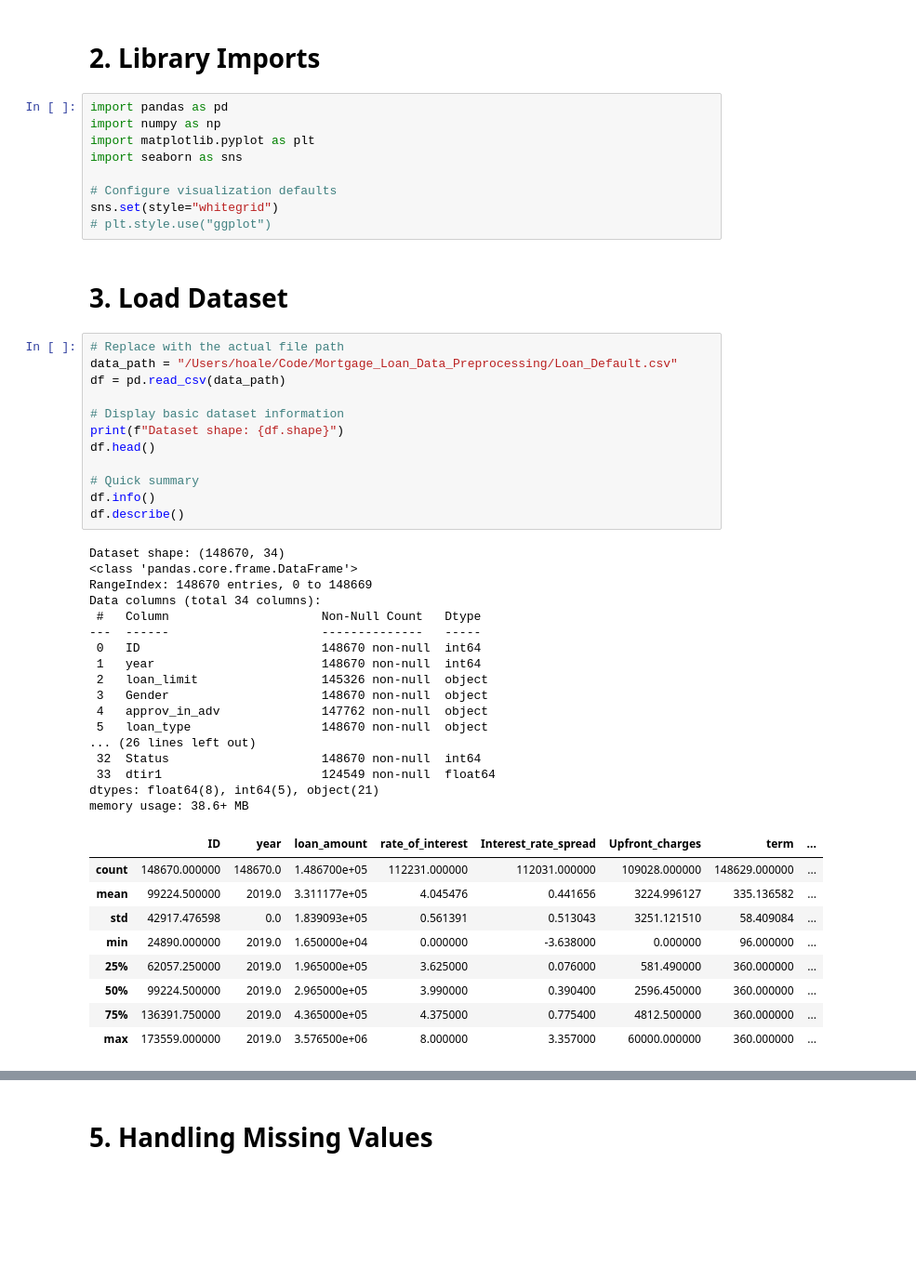
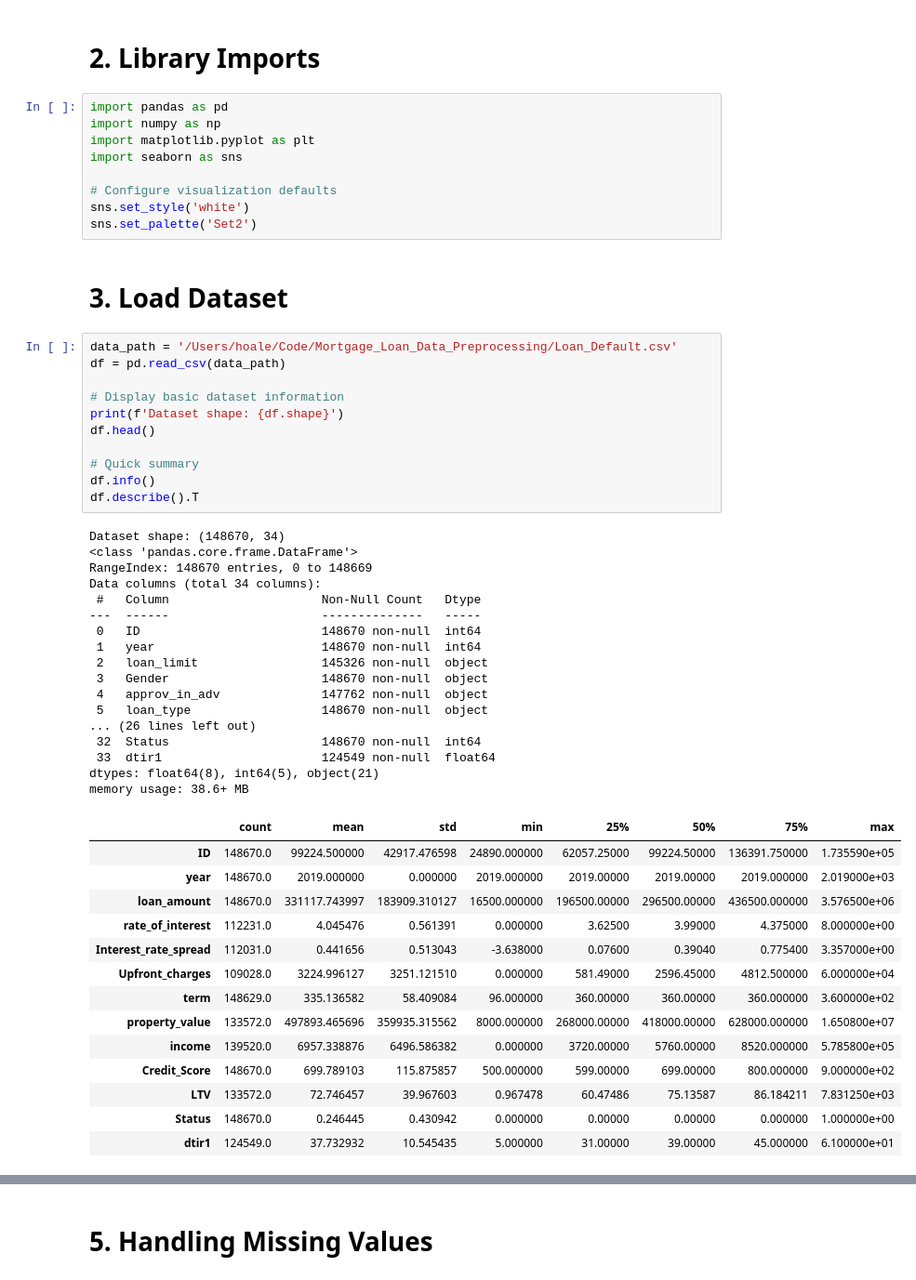
Before and after one commit to Hoale2908/Mortgage_Loans_Data_Preprocessing, a Jupyter notebook: code.ipynb, the cells around one changed output, grey strips where cells are left out. Shown: that part at 93% size. Saved outputs shown, nothing was run; the diff lists cells and outputs as text; blank space fills up the shorter version.

```diff
--- a/code.ipynb
+++ b/code.ipynb
@@ -20,46 +18,50 @@ import matplotlib.pyplot as plt
 import seaborn as sns
 
 # Configure visualization defaults
-sns.set(style="whitegrid")
-# plt.style.use("ggplot")
+sns.set_style('white')
+sns.set_palette('Set2')
 # %% [markdown]
 # 3. Load Dataset
 # %%
-# Replace with the actual file path
-data_path = "/Users/hoale/Code/Mortgage_Loan_Data_Preprocessing/Loan_Default.csv"
+data_path = '/Users/hoale/Code/Mortgage_Loan_Data_Preprocessing/Loan_Default.csv'
 df = pd.read_csv(data_path)
 
 # Display basic dataset information
-print(f"Dataset shape: {df.shape}")
+print(f'Dataset shape: {df.shape}')
 df.head()
 
 # Quick summary
 df.info()
-df.describe()
+df.describe().T
 # %% [output]
 Dataset shape: (148670, 34)
 <class 'pandas.core.frame.DataFrame'>
 RangeIndex: 148670 entries, 0 to 148669
 Data columns (total 34 columns):
  #   Column                     Non-Null Count   Dtype
 ---  ------                     --------------   -----
  0   ID                         148670 non-null  int64
  1   year                       148670 non-null  int64
  2   loan_limit                 145326 non-null  object
  3   Gender                     148670 non-null  object
  4   approv_in_adv              147762 non-null  object
  5   loan_type                  148670 non-null  object
 ... (26 lines left out)
  32  Status                     148670 non-null  int64
  33  dtir1                      124549 non-null  float64
 dtypes: float64(8), int64(5), object(21)
 memory usage: 38.6+ MB
-|  | ID | year | loan_amount | rate_of_interest | Interest_rate_spread | Upfront_charges | term | ... |
-| count | 148670.000000 | 148670.0 | 1.486700e+05 | 112231.000000 | 112031.000000 | 109028.000000 | 148629.000000 | ... |
-| mean | 99224.500000 | 2019.0 | 3.311177e+05 | 4.045476 | 0.441656 | 3224.996127 | 335.136582 | ... |
-| std | 42917.476598 | 0.0 | 1.839093e+05 | 0.561391 | 0.513043 | 3251.121510 | 58.409084 | ... |
-| min | 24890.000000 | 2019.0 | 1.650000e+04 | 0.000000 | -3.638000 | 0.000000 | 96.000000 | ... |
-| 25% | 62057.250000 | 2019.0 | 1.965000e+05 | 3.625000 | 0.076000 | 581.490000 | 360.000000 | ... |
-| 50% | 99224.500000 | 2019.0 | 2.965000e+05 | 3.990000 | 0.390400 | 2596.450000 | 360.000000 | ... |
-| 75% | 136391.750000 | 2019.0 | 4.365000e+05 | 4.375000 | 0.775400 | 4812.500000 | 360.000000 | ... |
-| max | 173559.000000 | 2019.0 | 3.576500e+06 | 8.000000 | 3.357000 | 60000.000000 | 360.000000 | ... |
+|  | count | mean | std | min | 25% | 50% | 75% | max |
+| ID | 148670.0 | 99224.500000 | 42917.476598 | 24890.000000 | 62057.25000 | 99224.50000 | 136391.750000 | 1.735590e+05 |
+| year | 148670.0 | 2019.000000 | 0.000000 | 2019.000000 | 2019.00000 | 2019.00000 | 2019.000000 | 2.019000e+03 |
+| loan_amount | 148670.0 | 331117.743997 | 183909.310127 | 16500.000000 | 196500.00000 | 296500.00000 | 436500.000000 | 3.576500e+06 |
+| rate_of_interest | 112231.0 | 4.045476 | 0.561391 | 0.000000 | 3.62500 | 3.99000 | 4.375000 | 8.000000e+00 |
+| Interest_rate_spread | 112031.0 | 0.441656 | 0.513043 | -3.638000 | 0.07600 | 0.39040 | 0.775400 | 3.357000e+00 |
+| Upfront_charges | 109028.0 | 3224.996127 | 3251.121510 | 0.000000 | 581.49000 | 2596.45000 | 4812.500000 | 6.000000e+04 |
+| term | 148629.0 | 335.136582 | 58.409084 | 96.000000 | 360.00000 | 360.00000 | 360.000000 | 3.600000e+02 |
+| property_value | 133572.0 | 497893.465696 | 359935.315562 | 8000.000000 | 268000.00000 | 418000.00000 | 628000.000000 | 1.650800e+07 |
+| income | 139520.0 | 6957.338876 | 6496.586382 | 0.000000 | 3720.00000 | 5760.00000 | 8520.000000 | 5.785800e+05 |
+| Credit_Score | 148670.0 | 699.789103 | 115.875857 | 500.000000 | 599.00000 | 699.00000 | 800.000000 | 9.000000e+02 |
+| LTV | 133572.0 | 72.746457 | 39.967603 | 0.967478 | 60.47486 | 75.13587 | 86.184211 | 7.831250e+03 |
+| Status | 148670.0 | 0.246445 | 0.430942 | 0.000000 | 0.00000 | 0.00000 | 0.000000 | 1.000000e+00 |
+| dtir1 | 124549.0 | 37.732932 | 10.545435 | 5.000000 | 31.00000 | 39.00000 | 45.000000 | 6.100000e+01 |
```
Also changed, not shown: parts of 46 cells of this notebook, 1 other file.
